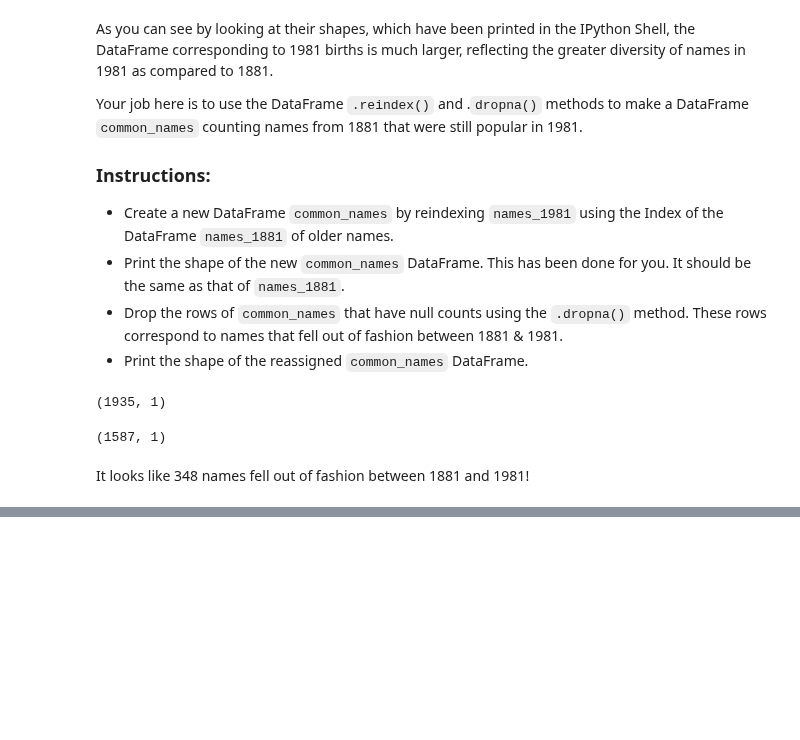
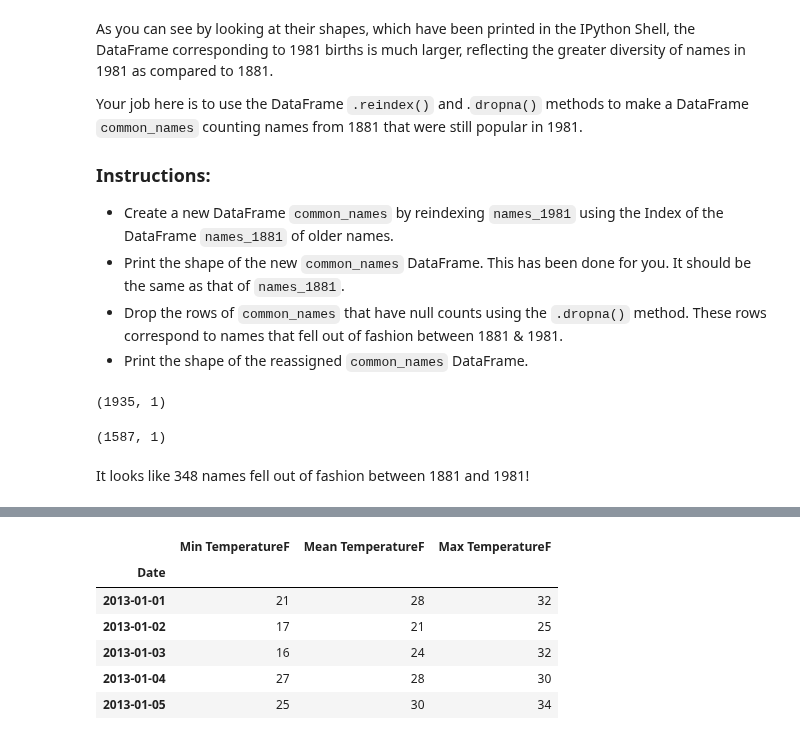
Before and after one commit to mitabunov/DataCamp_pony, a Jupyter notebook: 10_merging_DataFrames/01_Preparing_data.ipynb, the cells around one changed output, grey strips where cells are left out. Saved outputs shown, nothing was run; the diff lists cells and outputs as text; code cells hidden in the pictures; blank space fills up the shorter version.

```diff
--- a/10_merging_DataFrames/01_Preparing_data.ipynb
+++ b/10_merging_DataFrames/01_Preparing_data.ipynb
@@ -293,0 +339,14 @@ It looks like 348 names fell out of fashion between 1881 and 1981!
+# %%
+weather = pd.read_csv('_datasets/pittsburgh2013.csv', parse_dates=True, index_col='Date')
+# %%
+# Extract selected columns from weather as new DataFrame: temps_f
+temps_f = weather[['Min TemperatureF', 'Mean TemperatureF', 'Max TemperatureF']]
+temps_f.head()
+# %% [output]
+|  | Min TemperatureF | Mean TemperatureF | Max TemperatureF |
+| Date |  |  |  |
+| 2013-01-01 | 21 | 28 | 32 |
+| 2013-01-02 | 17 | 21 | 25 |
+| 2013-01-03 | 16 | 24 | 32 |
+| 2013-01-04 | 27 | 28 | 30 |
+| 2013-01-05 | 25 | 30 | 34 |
```
Also changed, not shown: parts of 16 cells of this notebook, 11 other files.
